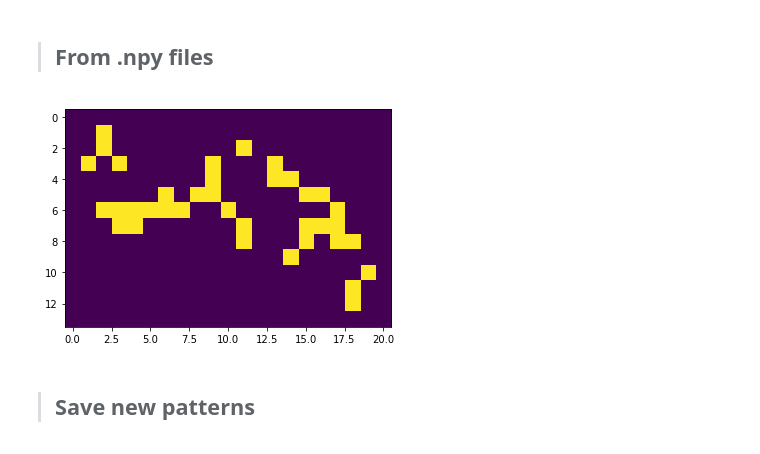
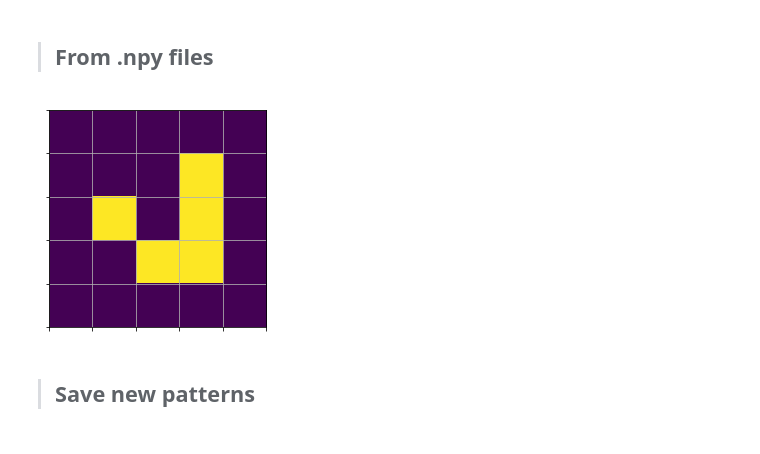
Before and after one commit to yann-ro/conway-game-of-life, a Jupyter notebook: algorithmic_complexity.ipynb, the cells around one changed output. Drawn from its saved outputs; the diff is of its cells as text; code cells hidden in the pictures.

```diff
--- a/algorithmic_complexity.ipynb
+++ b/algorithmic_complexity.ipynb
@@ -21,9 +21,9 @@ for name in d.Name:
     with open(f'item/{name}.npy', 'rb') as f:
             d.loc[d.Name==name,'Array'] = [np.load(f)]
 
-    d.loc[d.Name==name,'Causal complexity'] = c.causal_complexity(d.Array[d.Name==name].item())
+    d.loc[d.Name==name,'Shannon information'] = c.shannon_information(d.Array[d.Name==name].item())
 
 d['Specified complexity'] = d['Causal complexity']-d['K conditional complexity']
 d['Spontaneous emergence'] = d['Spontaneous emergence'].astype(int)
-d[['Name','Category','Formula','K conditional complexity', 'Causal complexity','Specified complexity']]
+d[['Name','Category','Formula','K conditional complexity', 'Shannon information','Specified complexity']]
 # %% [output]
@@ -91,17 +91,21 @@ def add_blank(array):
     array = np.hstack((np.zeros(array.shape[0]).reshape([-1,1]),array))
     return array
 # %%
-name = '37P4H1V0'
+name = 'glider'
 
 with open(f'item/{name}.npy', 'rb') as f:
        array = np.load(f)
 
 #array = add_blank(array)
-
 plt.imshow(array)
+plt.xticks(np.arange(-.5, 5, 1))
+plt.yticks(np.arange(-.5, 5, 1))
+plt.tick_params(axis='x',labelbottom=False)
+plt.tick_params(axis='y',labelleft=False)
+plt.grid()
 plt.show()
 # %% [output]
-[figure, old version]
+[figure, new version]
 # %%
 #s.save(name,array)
 # %% [markdown]
```
Also changed, not shown: parts of 2 cells of this notebook, 1 other file.
